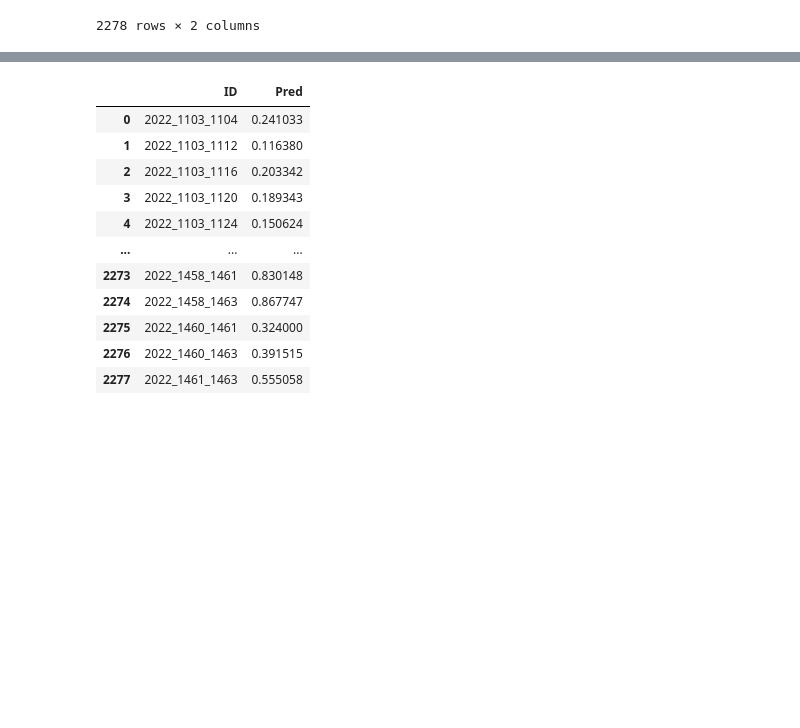
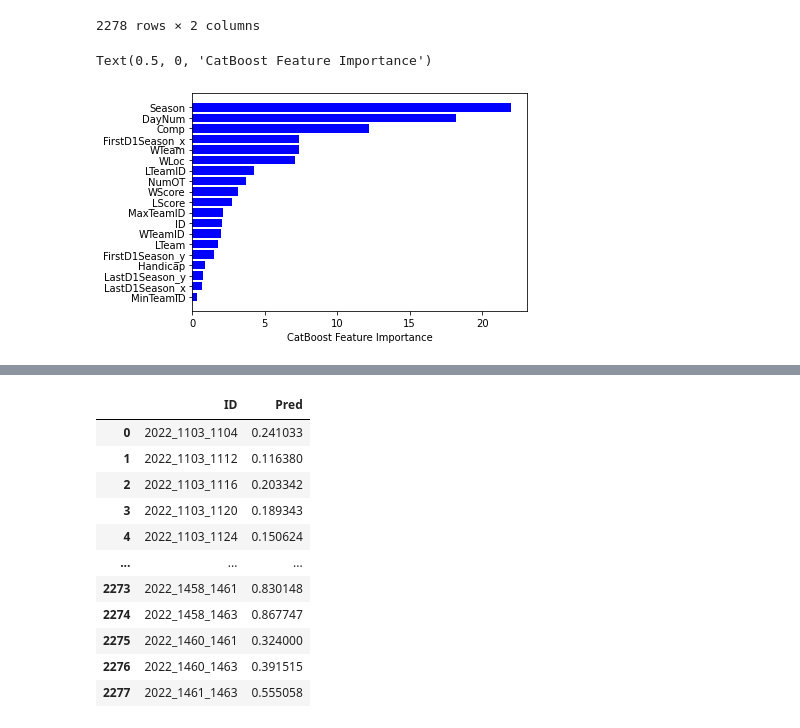
Before and after one commit to ngtaylor/EE461P-Final-Project, a Jupyter notebook: EE461P_Final_Project.ipynb, the cells around one changed output, grey strips where cells are left out. Drawn from its saved outputs; the diff is of its cells as text; code cells hidden in the pictures; blank space fills up the shorter version.

```diff
--- a/EE461P_Final_Project.ipynb
+++ b/EE461P_Final_Project.ipynb
@@ -348,3 +328,12 @@ cat_output
 | 2276 | 2022_1460_1463 | 0.439650 |
 | 2277 | 2022_1461_1463 | 0.585975 |
 2278 rows × 2 columns
+# %%
+sorted_feature_importance = cat.feature_importances_.argsort()
+plt.barh(train.columns[sorted_feature_importance],
+        cat.feature_importances_[sorted_feature_importance],
+        color='blue')
+plt.xlabel("CatBoost Feature Importance")
+# %% [output]
+Text(0.5, 0, 'CatBoost Feature Importance')
+[figure, added]
```
Also changed, not shown: parts of 33 cells of this notebook.
